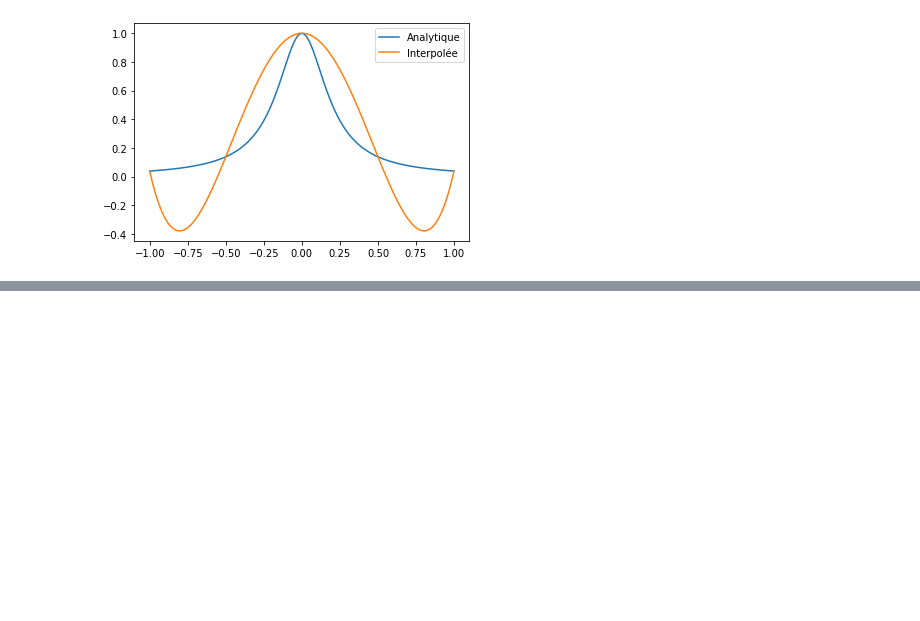
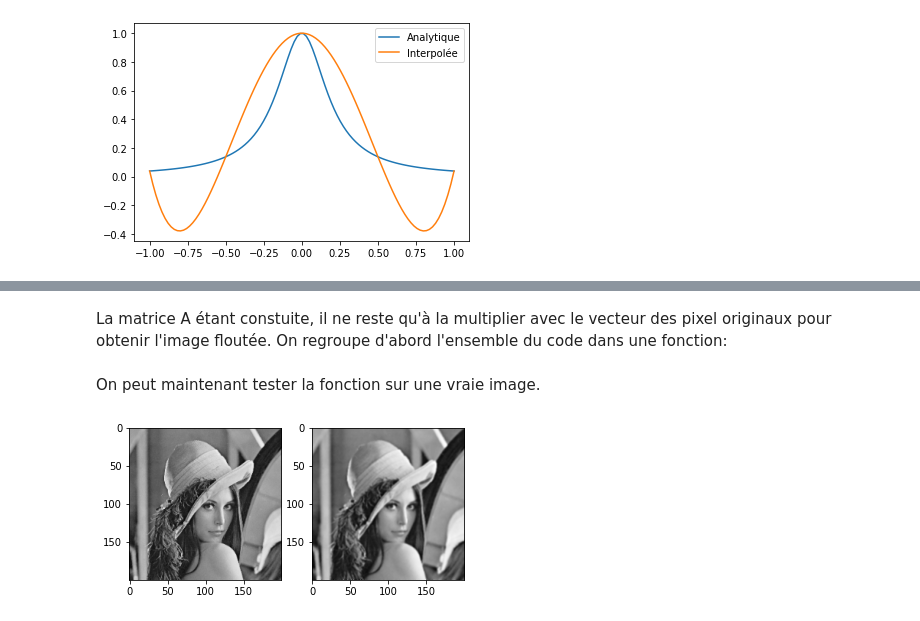
Before and after one commit to gch-poly/gch-python, a Jupyter notebook: theme2/theme2.ipynb, the cells around one changed output, grey strips where cells are left out. Cells and saved outputs as stored; diff of their text form; code cells hidden in the pictures; blank space fills up the shorter version.

```diff
--- a/theme2/theme2.ipynb
+++ b/theme2/theme2.ipynb
@@ -255,0 +379,18 @@ mat_x, mat_y = np.meshgrid(vec_x,vec_x) # Génération des deux matrices de coor
+# %%
+A = 16 * np.eye(mat_img.size, mat_img.size, dtype=np.uint8) #Creation de la matrice A avec des 16 sur la diagonale
+nx = mat_img.shape[0] # nx correspond au nombre de pixels sur x
+
+# Ces deux vecteurs vont contenir les indices des pixels voisins et diagonaux (4 de chaque)
+# Numpy permet de indexer un vecteur avec un autre vecteur ce qui permet de changer les valeur du coefficient de ces pixels
+vec_idx_voisins = np.zeros(4, dtype=np.uint16)
+vec_idx_diag = np.zeros(4, dtype=np.uint16)
+
+# Passer à travers chaque ligne des pixels qui ne sont pas sur le bord
+for i in vec_idx_center:
+    A[i,i] = 4 # Coefficient du pixel même est 4
+    vec_idx_voisins[:] = [i+1, i-1, i+nx, i-nx] # Calcul des indices des 4 voisins
+    vec_idx_diag[:] = [i-1+nx, i+1+nx, i+1-nx, i-1-nx] # Calcul des indices des 4 voisins diagonaux
+    A[i,vec_idx_voisins] = 2 # Coefficient des voisins est 2
+    A[i,vec_idx_diag] = 1  # Coefficient des voisins diagonaux est 1
+
+print(A)
@@ -255,0 +410,32 @@ mat_x, mat_y = np.meshgrid(vec_x,vec_x) # Génération des deux matrices de coor
+# %% [markdown]
+La matrice A étant constuite, il ne reste qu'à la multiplier avec le vecteur des pixel originaux pour obtenir l'image floutée. On regroupe d'abord l'ensemble du code dans une fonction:
+# %%
+def blur_img(mat_img):
+    mat_idx = np.arange(0,mat_img.size).reshape(mat_img.shape)
+    vec_idx_center = mat_idx[1:-1,1:-1].flatten()
+    A = 16 * np.eye(mat_img.size, mat_img.size, dtype=np.uint8)
+    nx = mat_img.shape[0]
+
+    vec_idx_voisins = np.zeros(4, dtype=np.uint16)
+    vec_idx_diag = np.zeros(4, dtype=np.uint16)
+    for i in vec_idx_center:
+        A[i,i] = 4
+        vec_idx_voisins[:] = [i+1, i-1, i+nx, i-nx]
+        vec_idx_diag[:] = [i-1+nx, i+1+nx, i+1-nx, i-1-nx]
+        A[i,vec_idx_voisins] = 2
+        A[i,vec_idx_diag] = 1
+
+    return (A @ mat_img.flatten()).reshape(mat_img.shape)
+# %% [markdown]
+On peut maintenant tester la fonction sur une vraie image.
+# %%
+mat_img = plt.imread('assets/lenna_200.png')[:, :, 0]
+mat_img_blurred = blur_img(mat_img)
+
+f, ax = plt.subplots(1,2)
+
+ax[0].imshow(mat_img, cmap='gray')
+ax[1].imshow(mat_img_blurred, cmap='gray')
+plt.show()
+# %% [output]
+[figure, added]
```
Also changed, not shown: parts of 30 cells of this notebook, 7 other files.
